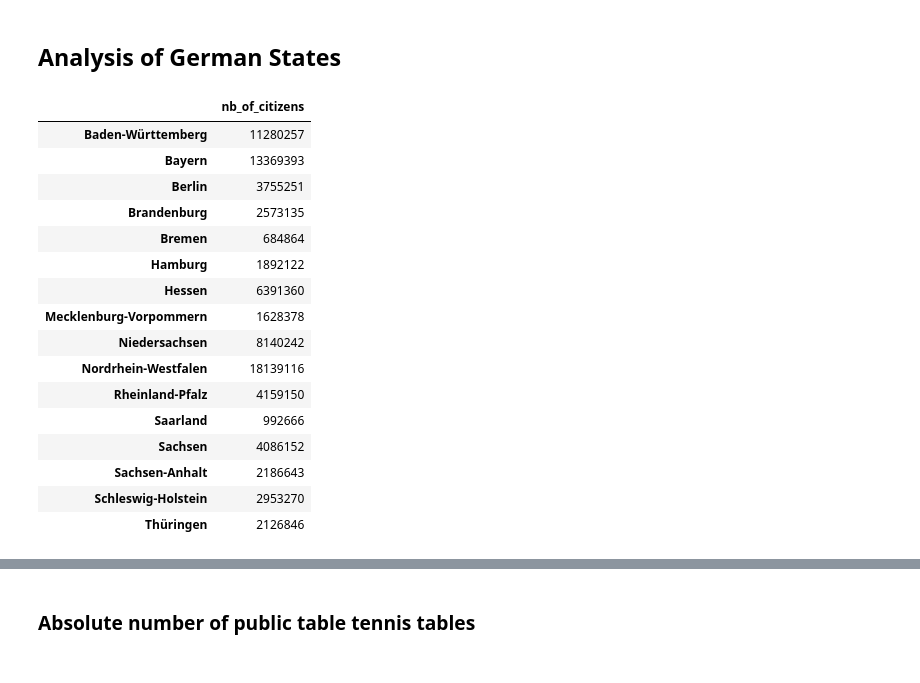
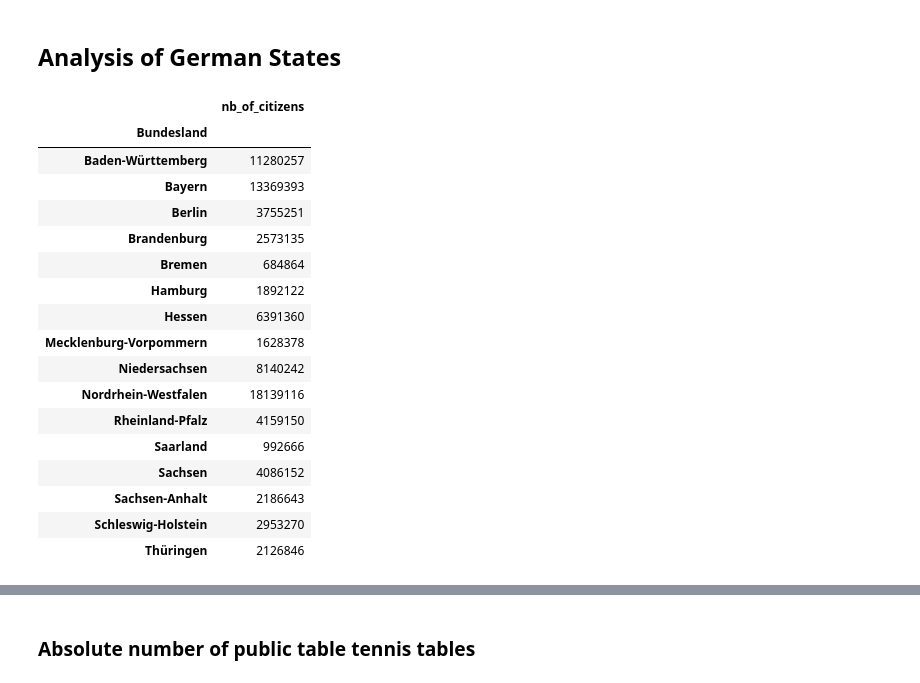
Before and after one commit to ch-sa/notebooks, a Jupyter notebook: table_tennis_table_density.ipynb, the cells around one changed output, grey strips where cells are left out. Drawn from its saved outputs; the diff is of its cells as text; code cells hidden in the pictures.

```diff
--- a/table_tennis_table_density.ipynb
+++ b/table_tennis_table_density.ipynb
@@ -59,49 +59,39 @@ def get_nb_of_table_tennis_tables(area_name: str) -> int:
   return len(result.nodes) + len(result.ways) + len(result.relations)
 # %% [markdown]
 ## Analysis of German States
-# %%
-# Bundesländer,Insgesamt,Deutsche,Nichtdeutsche,darunter EU-Staaten
-# Quelle: Ergebnisse der Bevölkerungs­fortschreibung auf Grundlage des Zensus 2011.
-# https://www.destatis.de/DE/Themen/Gesellschaft-Umwelt/Bevoelkerung/Bevoelkerungsstand/Tabellen/bevoelkerung-nichtdeutsch-laender.html
-citizens_per_state = {
-    "Baden-Württemberg": 11280257,
-    "Bayern": 13369393,
-    "Berlin": 3755251,
-    "Brandenburg": 2573135,
-    "Bremen": 684864,
-    "Hamburg": 1892122,
-    "Hessen": 6391360,
-    "Mecklenburg-Vorpommern": 1628378,
-    "Niedersachsen": 8140242,
-    "Nordrhein-Westfalen": 18139116,
-    "Rheinland-Pfalz": 4159150,
-    "Saarland": 992666,
-    "Sachsen": 4086152,
-    "Sachsen-Anhalt": 2186643,
-    "Schleswig-Holstein": 2953270,
-    "Thüringen": 2126846
-}
-
-states = pd.DataFrame.from_dict(citizens_per_state, orient="index", columns=["nb_of_citizens"])
-states
-# %% [output]
-|  | nb_of_citizens |
-| Baden-Württemberg | 11280257 |
-| Bayern | 13369393 |
-| Berlin | 3755251 |
-| Brandenburg | 2573135 |
-| Bremen | 684864 |
-| Hamburg | 1892122 |
-| Hessen | 6391360 |
-| Mecklenburg-Vorpommern | 1628378 |
-| Niedersachsen | 8140242 |
-| Nordrhein-Westfalen | 18139116 |
-| Rheinland-Pfalz | 4159150 |
-| Saarland | 992666 |
-| Sachsen | 4086152 |
-| Sachsen-Anhalt | 2186643 |
-| Schleswig-Holstein | 2953270 |
-| Thüringen | 2126846 |
+# %%
+# Data from Statistische Bundesamt  (Statistikcode: 12411-0010).
+states = pd.read_csv(
+    filepath_or_buffer="data/12411-0010-Bevoelkerung_Bundeslaender.csv",
+    sep=";",
+    encoding='iso-8859-1',
+    usecols=["1_Auspraegung_Label", "BEVSTD__Bevoelkerungsstand__Anzahl"]
+)
+states.rename(columns={
+    "1_Auspraegung_Label": "Bundesland",
+    "BEVSTD__Bevoelkerungsstand__Anzahl": "nb_of_citizens"
+}, inplace=True)
+states.set_index(keys="Bundesland", inplace=True)
+states
+# %% [output]
+|  | nb_of_citizens |
+| Bundesland |  |
+| Baden-Württemberg | 11280257 |
+| Bayern | 13369393 |
+| Berlin | 3755251 |
+| Brandenburg | 2573135 |
+| Bremen | 684864 |
+| Hamburg | 1892122 |
+| Hessen | 6391360 |
+| Mecklenburg-Vorpommern | 1628378 |
+| Niedersachsen | 8140242 |
+| Nordrhein-Westfalen | 18139116 |
+| Rheinland-Pfalz | 4159150 |
+| Saarland | 992666 |
+| Sachsen | 4086152 |
+| Sachsen-Anhalt | 2186643 |
+| Schleswig-Holstein | 2953270 |
+| Thüringen | 2126846 |
 # %%
 # Query overpass for each state.
 for state_name, row in states.iterrows():
```
Also changed, not shown: parts of 6 cells of this notebook, 1 other file.
